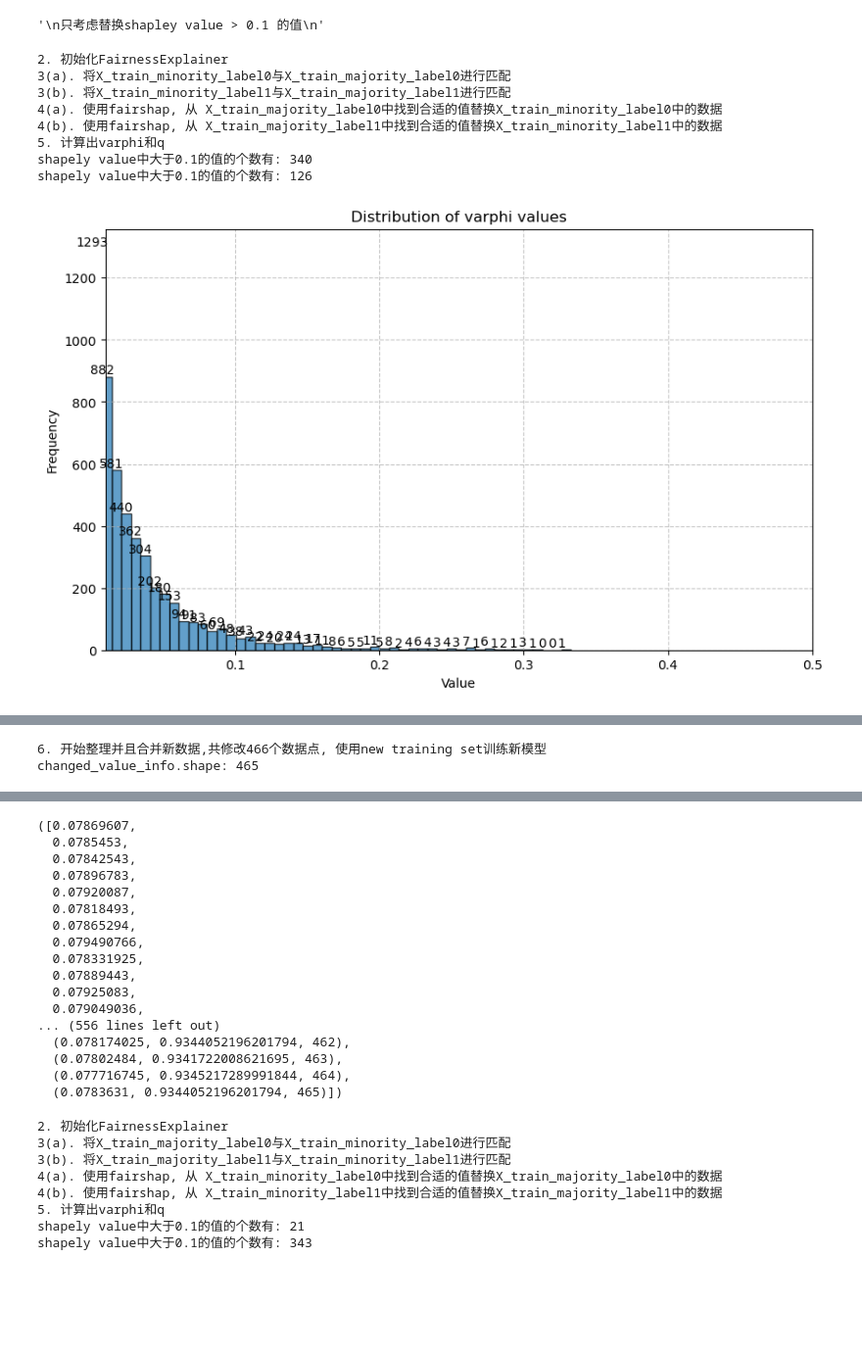
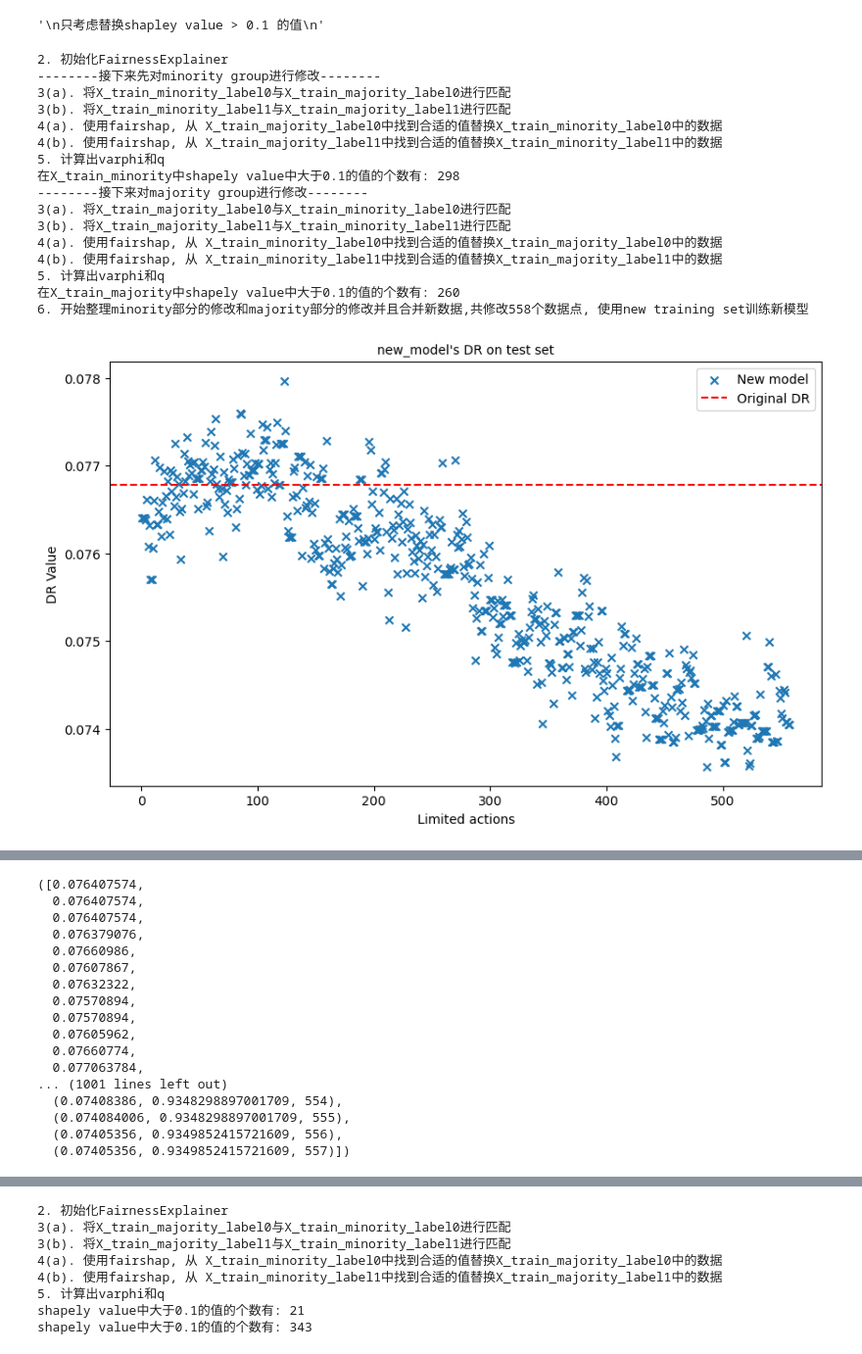
Before and after one commit to youlei202/FairSHAP, a Jupyter notebook: zz_new_census_kdd.ipynb, the cells around one changed output, grey strips where cells are left out. Shown at 98% size. Saved outputs shown, nothing was run; the diff lists cells and outputs as text; code cells hidden in the pictures; blank space fills up the shorter version.

```diff
--- a/zz_new_census_kdd.ipynb
+++ b/zz_new_census_kdd.ipynb
@@ -49,7 +49,7 @@ processed_census_income_kdd.head(3)
 ### 3. Split label/unlabel data, split train/test data.
 # %%
 '''census income kdd dataset'''
-sampled_data = processed_census_income_kdd.sample(frac=0.1, random_state=42)
+sampled_data = processed_census_income_kdd.sample(frac=0.15, random_state=25)
 df = sampled_data.copy()
 X = df.drop('class', axis=1)
 y = df['class']
@@ -140,28 +140,35 @@ original_train_DR: 0.08025502413511276
 # %% [output]
 '\n只考虑替换shapley value > 0.1 的值\n'
 # %%
-from src.experiments_approach2 import ExperimentNew
-from src.experiments_approach3 import ExperimentNew2
+
+from src.experiments_approach4 import ExperimentNew4
 ''' 改变minority group中的部分特征值'''
 
-experiment = ExperimentNew2(
+experiment = ExperimentNew4(
                             model,
                             X_train_majority,
                             y_train_majority,
                             X_train_minority,
                             y_train_minority,
                             X_test,
                             y_test,
-                            dataset_name='census_income',
-                            change_group = 'minority')
+                            dataset_name='census_income')
 experiment.run_experiment()
 # %% [output]
 2. 初始化FairnessExplainer
+--------接下来先对minority group进行修改--------
 3(a). 将X_train_minority_label0与X_train_majority_label0进行匹配
 3(b). 将X_train_minority_label1与X_train_majority_label1进行匹配
 4(a). 使用fairshap, 从 X_train_majority_label0中找到合适的值替换X_train_minority_label0中的数据
 4(b). 使用fairshap, 从 X_train_majority_label1中找到合适的值替换X_train_minority_label1中的数据
 5. 计算出varphi和q
-shapely value中大于0.1的值的个数有: 340
-shapely value中大于0.1的值的个数有: 126
+在X_train_minority中shapely value中大于0.1的值的个数有: 298
+--------接下来对majority group进行修改--------
+3(a). 将X_train_majority_label0与X_train_minority_label0进行匹配
+3(b). 将X_train_majority_label1与X_train_minority_label1进行匹配
+4(a). 使用fairshap, 从 X_train_minority_label0中找到合适的值替换X_train_majority_label0中的数据
+4(b). 使用fairshap, 从 X_train_minority_label1中找到合适的值替换X_train_majority_label1中的数据
+5. 计算出varphi和q
+在X_train_majority中shapely value中大于0.1的值的个数有: 260
+6. 开始整理minority部分的修改和majority部分的修改并且合并新数据,共修改558个数据点, 使用new training set训练新模型
-[figure, old version]
+[figure, new version]
@@ -169,2 +176,17 @@ shapely value中大于0.1的值的个数有: 126
-6. 开始整理并且合并新数据,共修改466个数据点, 使用new training set训练新模型
-changed_value_info.shape: 465
+([0.076407574,
+  0.076407574,
+  0.076407574,
+  0.076379076,
+  0.07660986,
+  0.07607867,
+  0.07632322,
+  0.07570894,
+  0.07570894,
+  0.07605962,
+  0.07660774,
+  0.077063784,
+... (1001 lines left out)
+  (0.07408386, 0.9348298897001709, 554),
+  (0.074084006, 0.9348298897001709, 555),
+  (0.07405356, 0.9349852415721609, 556),
+  (0.07405356, 0.9349852415721609, 557)])
@@ -174,20 +193,3 @@ changed_value_info.shape: 465
-([0.07869607,
-  0.0785453,
-  0.07842543,
-  0.07896783,
-  0.07920087,
-  0.07818493,
-  0.07865294,
-  0.079490766,
-  0.078331925,
-  0.07889443,
-  0.07925083,
-  0.079049036,
-... (556 lines left out)
-  (0.078174025, 0.9344052196201794, 462),
-  (0.07802484, 0.9341722008621695, 463),
-  (0.077716745, 0.9345217289991844, 464),
-  (0.0783631, 0.9344052196201794, 465)])
 # %%
 ''' 改变majority group中的部分特征值'''
 experiment2 = ExperimentNew2(
```
Also changed, not shown: parts of 5 cells of this notebook, 9 other files.
